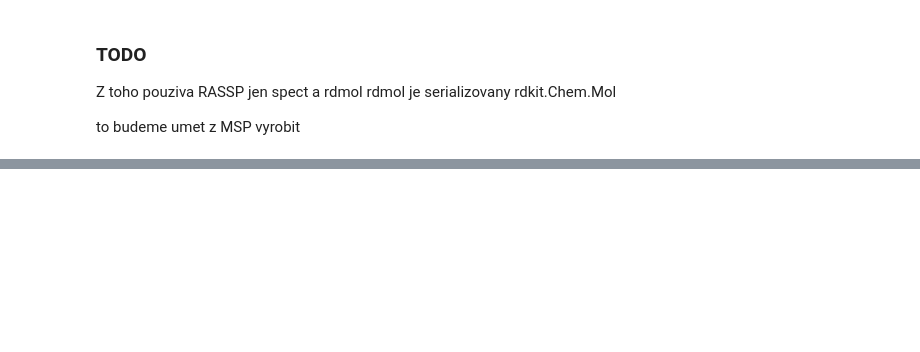
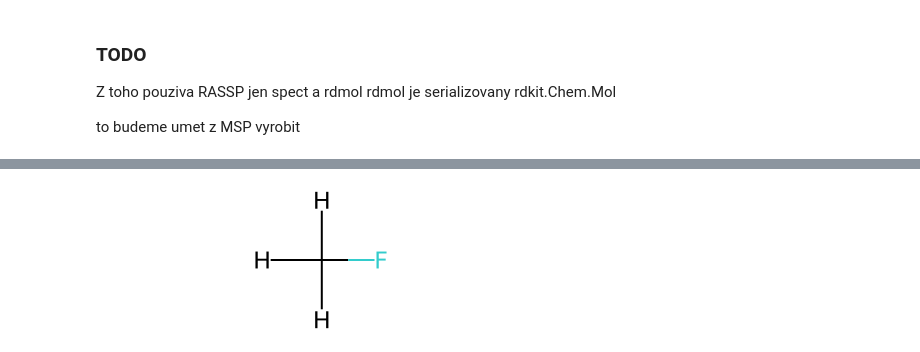
Before and after one commit to ljocha/gc-ms_bart, a Jupyter notebook: rassp-test.ipynb, the cells around one changed output, grey strips where cells are left out. Drawn from its saved outputs; the diff is of its cells as text; code cells hidden in the pictures; blank space fills up the shorter version.

```diff
--- a/rassp-test.ipynb
+++ b/rassp-test.ipynb
@@ -187,0 +217,5 @@ array([[1.2000000e+01, 1.5725836e-05],
+# %%
+m2 = Chem.Mol(b)
+m2
+# %% [output]
+[figure, added]
```
Also changed, not shown: parts of 32 cells of this notebook.
